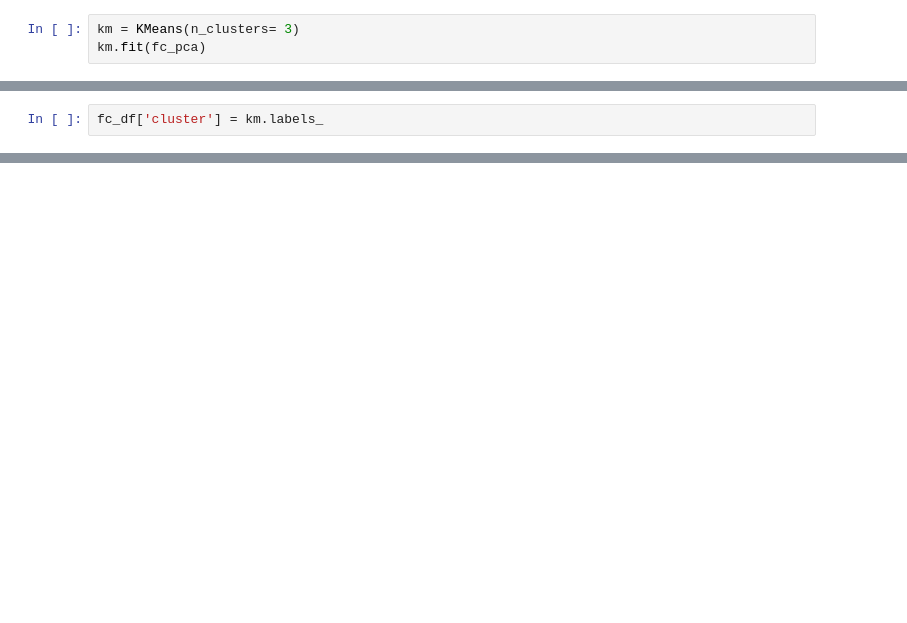
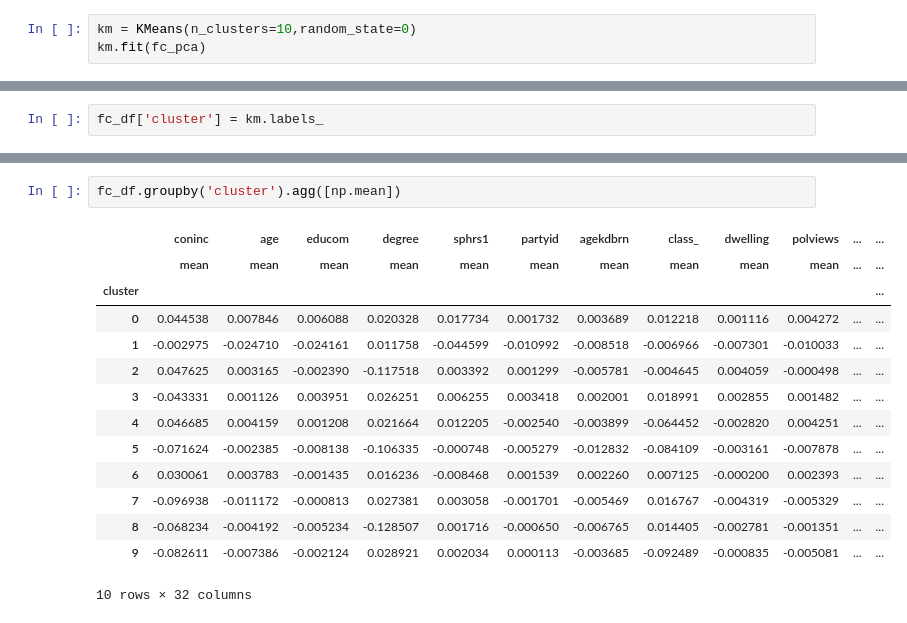
Before and after one commit to banjopickin/women_workforce, a Jupyter notebook: grid_fc.ipynb, the cells around one changed output, grey strips where cells are left out. Saved outputs shown, nothing was run; the diff lists cells and outputs as text; blank space fills up the shorter version.

```diff
--- a/grid_fc.ipynb
+++ b/grid_fc.ipynb
@@ -275,4 +231,4 @@ cluster_plot(fc_pca,3)
 # %%
-km = KMeans(n_clusters= 3)
+km = KMeans(n_clusters=10,random_state=0)
 km.fit(fc_pca)
 # %% [output]
@@ -285,0 +256,17 @@ fc_df['cluster'] = km.labels_
+# %%
+fc_df.groupby('cluster').agg([np.mean])
+# %% [output]
+|  | coninc | age | educom | degree | sphrs1 | partyid | agekdbrn | class_ | dwelling | polviews | ... | ... |
+|  | mean | mean | mean | mean | mean | mean | mean | mean | mean | mean | ... | ... |
+| cluster |  |  |  |  |  |  |  |  |  |  |  | ... |
+| 0 | 0.044538 | 0.007846 | 0.006088 | 0.020328 | 0.017734 | 0.001732 | 0.003689 | 0.012218 | 0.001116 | 0.004272 | ... | ... |
+| 1 | -0.002975 | -0.024710 | -0.024161 | 0.011758 | -0.044599 | -0.010992 | -0.008518 | -0.006966 | -0.007301 | -0.010033 | ... | ... |
+| 2 | 0.047625 | 0.003165 | -0.002390 | -0.117518 | 0.003392 | 0.001299 | -0.005781 | -0.004645 | 0.004059 | -0.000498 | ... | ... |
+| 3 | -0.043331 | 0.001126 | 0.003951 | 0.026251 | 0.006255 | 0.003418 | 0.002001 | 0.018991 | 0.002855 | 0.001482 | ... | ... |
+| 4 | 0.046685 | 0.004159 | 0.001208 | 0.021664 | 0.012205 | -0.002540 | -0.003899 | -0.064452 | -0.002820 | 0.004251 | ... | ... |
+| 5 | -0.071624 | -0.002385 | -0.008138 | -0.106335 | -0.000748 | -0.005279 | -0.012832 | -0.084109 | -0.003161 | -0.007878 | ... | ... |
+| 6 | 0.030061 | 0.003783 | -0.001435 | 0.016236 | -0.008468 | 0.001539 | 0.002260 | 0.007125 | -0.000200 | 0.002393 | ... | ... |
+| 7 | -0.096938 | -0.011172 | -0.000813 | 0.027381 | 0.003058 | -0.001701 | -0.005469 | 0.016767 | -0.004319 | -0.005329 | ... | ... |
+| 8 | -0.068234 | -0.004192 | -0.005234 | -0.128507 | 0.001716 | -0.000650 | -0.006765 | 0.014405 | -0.002781 | -0.001351 | ... | ... |
+| 9 | -0.082611 | -0.007386 | -0.002124 | 0.028921 | 0.002034 | 0.000113 | -0.003685 | -0.092489 | -0.000835 | -0.005081 | ... | ... |
+10 rows × 32 columns
```
Also changed, not shown: parts of 14 cells of this notebook, 1 other file.
